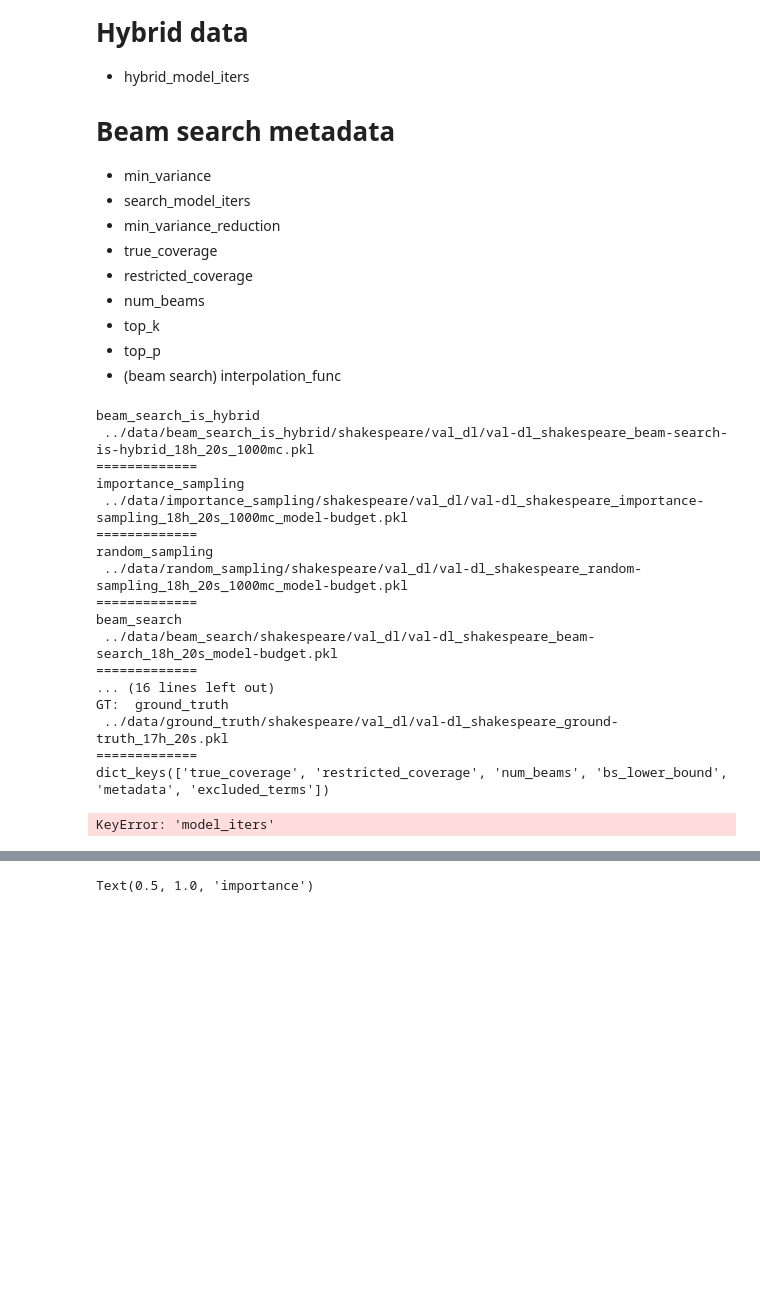
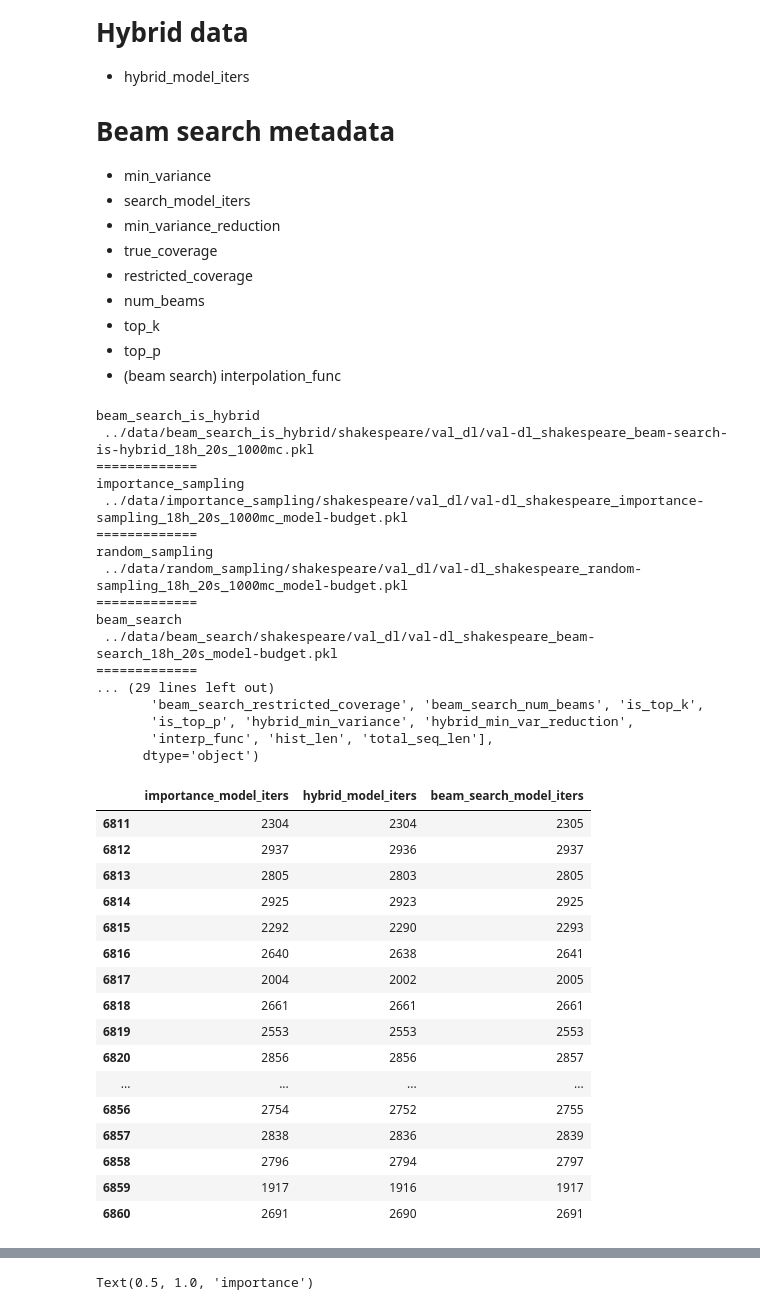
Before and after one commit to vshah99/prob_seq_queries_nnproject, a Jupyter notebook: notebooks/flatten_dataset.ipynb, the cells around one changed output, grey strips where cells are left out. Drawn from its saved outputs; the diff is of its cells as text; code cells hidden in the pictures; blank space fills up the shorter version.

```diff
--- a/notebooks/flatten_dataset.ipynb
+++ b/notebooks/flatten_dataset.ipynb
@@ -214,19 +214,29 @@ def flatten_sampling(samp_dict,sub_estimates,sample_type="importance"):
             samp_estimates = pd.DataFrame(samp_estimates,columns=sub_estimates)
             samp_var = pd.DataFrame(samp_dict['sample_estimate_var'][:,:len(sub_estimates)],columns=sub_estimates)
             model_iters = pd.DataFrame(samp_dict['model_iters'][:,:len(sub_estimates)],columns=sub_estimates)
+            sub_estimate_num_samples = None
+            if sample_type != 'hybrid':
+                sub_estimate_num_samples = pd.DataFrame(samp_dict['num_mc_samples'][:,:len(sub_estimates)],columns=sub_estimates)
 
             df_list = [
                 (f'{sample_type}_sampling_est',samp_estimates),
+                ('num_mc_samples',sub_estimate_num_samples),
                 ('model_iters',model_iters),
                 ('variance',samp_var),
             ]
 
             for i,(name,df) in enumerate(df_list):
+                if name == 'num_mc_samples' and sample_type=="hybrid": continue
                 df = pd.melt(df,value_vars=sub_estimates)
                 df.columns = ['num_samples',name]
             df = df_list[0]
             for name,df in df_list[1:]:
+                if name == 'num_mc_samples' and sample_type=="hybrid": continue
                 df[f'{sample_type}_{name}']=df[name]
+            if df_type == "hybrid":
+                df['num_mc_samples'] = df['num_samples']
+                df = df[['num_mc_samples',f'{sample_type}_sampling_est',
+                         'model_iters','variance']]
 
             # df[f'{sample_type}_variance']=var_df['variance']
 
@@ -237,12 +247,13 @@ def flatten_sampling(samp_dict,sub_estimates,sample_type="importance"):
                             torch.gather(samp_estimates[:,i],1,
                                       samp_dict['excluded_terms'].unsqueeze(-1)).squeeze()
                         )
-                df.insert(0,'num_mc_samples',sub_estimates[i])
+                if sample_type == "hybrid": df.insert(0,'num_mc_samples',sub_estimates[i])
+                else: df.insert(0,'num_mc_samples',samp_dict['num_mc_samples'][:,i])
                 df[f'{sample_type}_model_iters'] = samp_dict['model_iters'][:,i]
                 samp_est_var = torch.gather(samp_dict['sample_estimate_var'][:,i],1,
                                             samp_dict['excluded_terms'].unsqueeze(-1)).squeeze()
 
-                df[f'{sample_type}variance'] = samp_est_var
+                df[f'{sample_type}_variance'] = samp_est_var
 
                 df_list.append(df)
             df = pd.concat(df_list,axis=0,ignore_index=True)
@@ -382,18 +393,35 @@ random_sampling
 beam_search
  ../data/beam_search/shakespeare/val_dl/val-dl_shakespeare_beam-search_18h_20s_model-budget.pkl
 =============
-... (16 lines left out)
-GT:  ground_truth
- ../data/ground_truth/shakespeare/val_dl/val-dl_shakespeare_ground-truth_17h_20s.pkl
-=============
-dict_keys(['true_coverage', 'restricted_coverage', 'num_beams', 'bs_lower_bound', 'metadata', 'excluded_terms'])
+... (29 lines left out)
+       'beam_search_restricted_coverage', 'beam_search_num_beams', 'is_top_k',
+       'is_top_p', 'hybrid_min_variance', 'hybrid_min_var_reduction',
+       'interp_func', 'hist_len', 'total_seq_len'],
+      dtype='object')
-KeyError: 'model_iters'
 # %%
 # data['importance_sampling']['metadata']['sub_estimates']
 # print(df.shape)
 # print(df.isnull().sum())
 # df.phase_shifts.describe()
-# df[['importance_model_iters','hybrid_model_iters','beam_search_model_iters']].tail(50)
+df[['importance_model_iters','hybrid_model_iters','beam_search_model_iters']].tail(50)
 # df[['hybrid_num_mc_samples', 'importance_num_mc_samples','beam_search_num_beams']].head(50)
 # df[['beam_search_true_coverage','beam_search_restricted_coverage','beam_search_num_beams']].tail(50)
+# %% [output]
+|  | importance_model_iters | hybrid_model_iters | beam_search_model_iters |
+| 6811 | 2304 | 2304 | 2305 |
+| 6812 | 2937 | 2936 | 2937 |
+| 6813 | 2805 | 2803 | 2805 |
+| 6814 | 2925 | 2923 | 2925 |
+| 6815 | 2292 | 2290 | 2293 |
+| 6816 | 2640 | 2638 | 2641 |
+| 6817 | 2004 | 2002 | 2005 |
+| 6818 | 2661 | 2661 | 2661 |
+| 6819 | 2553 | 2553 | 2553 |
+| 6820 | 2856 | 2856 | 2857 |
+| ... | ... | ... | ... |
+| 6856 | 2754 | 2752 | 2755 |
+| 6857 | 2838 | 2836 | 2839 |
+| 6858 | 2796 | 2794 | 2797 |
+| 6859 | 1917 | 1916 | 1917 |
+| 6860 | 2691 | 2690 | 2691 |
 # %%
```
Also changed, not shown: parts of 1 cell of this notebook, 22 other files.
